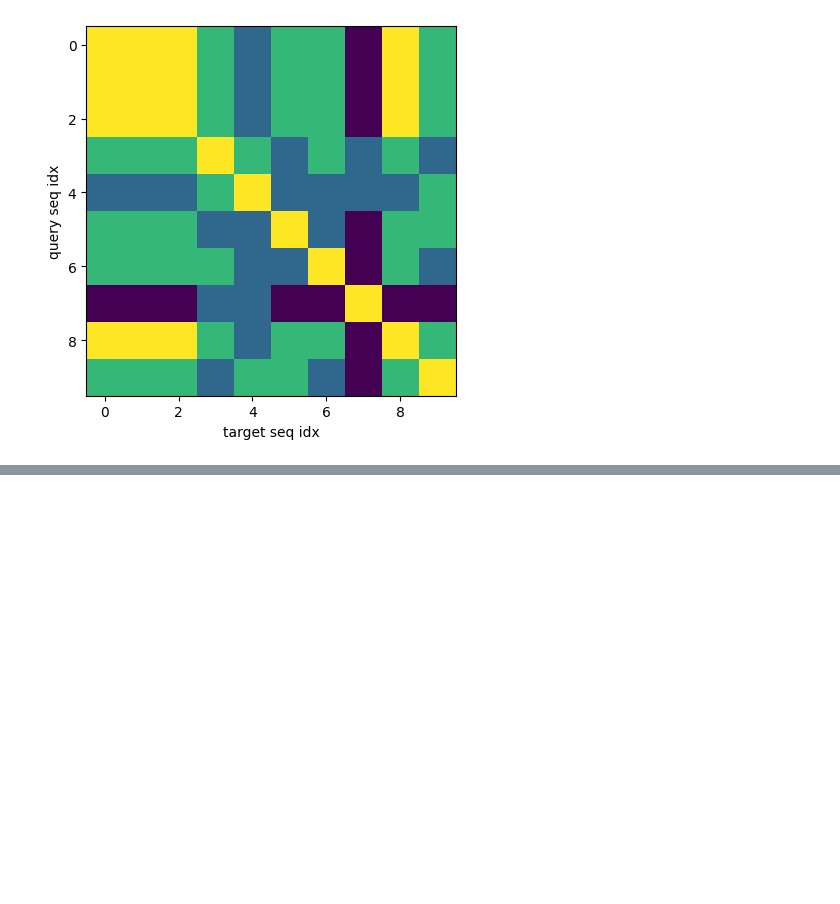
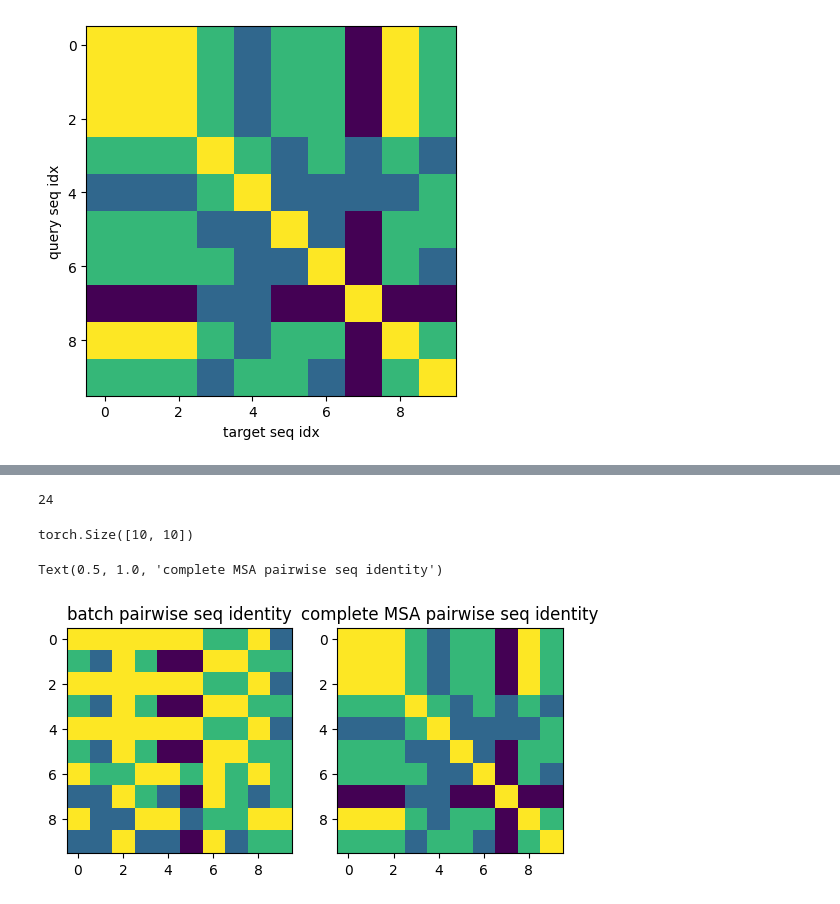
Before and after one commit to neftlon/af2-plddt-contextualized, a Jupyter notebook: scripts/neff_gpu.ipynb, the cells around one changed output, grey strips where cells are left out. Cells and saved outputs as stored; diff of their text form; code cells hidden in the pictures; blank space fills up the shorter version.

Commit message:
Add batched version

```diff
--- a/scripts/neff_gpu.ipynb
+++ b/scripts/neff_gpu.ipynb
@@ -45,7 +48,7 @@ Text(0.5, 0, 'AA index')
 [figure]
 # %%
 # pairwise hamming distances
-pwdists = np.sum(smallmsa[None,:,:] != smallmsa[:,None,:], axis=-1)
+pwdists = torch.sum(smallmsa[None,:,:] != smallmsa[:,None,:], axis=-1)
 # pairwise sequence identities = 1 - normalized hamming distances (each value divided by sequence length)
 pwseq = 1 - pwdists / query_len
 # %%
@@ -61,0 +79,4 @@ pwseq[0,0],pwseq[0,3],pwseq[0,4],pwseq[0,7]
+# %%
+# each batch should yield a matrix with batch_size elements
+num_batches = (len(pairs) + batch_size - 1) // batch_size
+num_batches
@@ -61,0 +127,40 @@ pwseq[0,0],pwseq[0,3],pwseq[0,4],pwseq[0,7]
+# %%
+batch_pwseqs = []
+for batch_idx in range(1,num_batches):
+    pair_idx = torch.arange(batch_idx*batch_size, min((batch_idx + 1)*batch_size, len(pairs)))
+    batch_pairs = pairs[pair_idx] # (batch_size,2)
+    # select sequences from MSA
+    required_seqs_idx = batch_pairs.view(-1)
+
+    # TODO: write this with one_hot if it becomes a bottleneck
+    batch_seqs = torch.zeros((len(required_seqs_idx), query_len))
+    for local_idx, seq_idx in enumerate(required_seqs_idx):
+        batch_seqs[local_idx] = smallmsa[seq_idx]
+    batch_seqs = batch_seqs.view(2,-1,query_len)
+
+    # pairwise hamming distances
+    batch_pwdists = torch.sum(batch_seqs[0,None,:,:] != batch_seqs[1,:,None,:], axis=-1)
+    # pairwise sequence identities = 1 - normalized hamming distances (each value divided by sequence length)
+    batch_pwseq = 1 - batch_pwdists / query_len
+    batch_pwseqs.append(batch_pwseq)
+len(batch_pwseqs)
+# %% [output]
+24
+# %%
+# this only works if all tensors are of the same shape!
+if len(batch_pwseqs) > 1:
+    assert batch_pwseqs[0].shape == batch_pwseqs[-1].shape
+batch_pwseq = torch.stack(batch_pwseqs)
+batch_pwseq = batch_pwseq.view(num_seqs,num_seqs)
+batch_pwseq.shape
+# %% [output]
+torch.Size([10, 10])
+# %%
+fig,(ax1,ax2) = plt.subplots(ncols=2)
+ax1.imshow(batch_pwseq)
+ax1.set_title("batch pairwise seq identity")
+ax2.imshow(pwseq)
+ax2.set_title("complete MSA pairwise seq identity")
+# %% [output]
+Text(0.5, 1.0, 'complete MSA pairwise seq identity')
+[figure, added]
```
Also changed, not shown: parts of 9 cells of this notebook.
